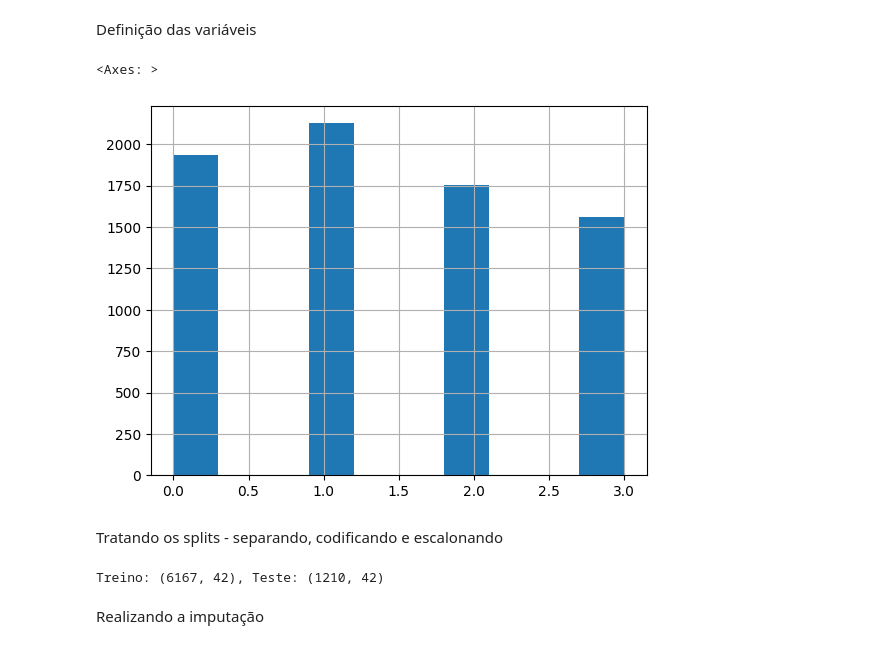
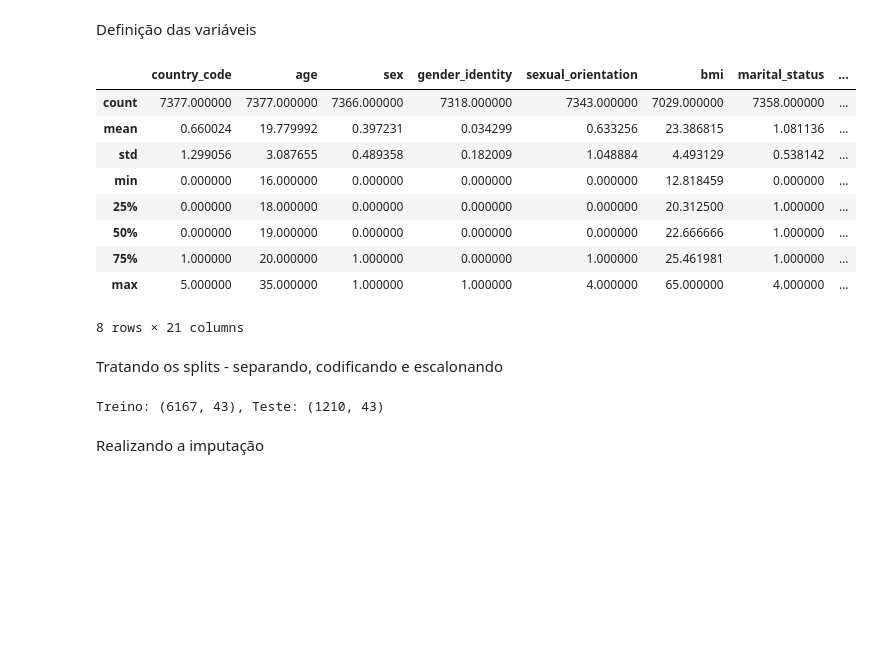
Before and after one commit to jvchama/trabalhos_LASOS, a Jupyter notebook: SA_model.ipynb, the cells around one changed output. Saved outputs shown, nothing was run; the diff lists cells and outputs as text; code cells hidden in the pictures; blank space fills up the shorter version.

```diff
--- a/SA_model.ipynb
+++ b/SA_model.ipynb
@@ -87,39 +86,45 @@ Definição das variáveis
 # %%
 import pandas as pd
 from scipy.stats import ks_2samp, chi2_contingency
 from sklearn.model_selection import cross_validate, ShuffleSplit
 from sklearn.impute import KNNImputer
 from sklearn.preprocessing import StandardScaler, MinMaxScaler, OneHotEncoder
 from sklearn.pipeline import Pipeline
 from sklearn.compose import ColumnTransformer
 
 #AMÉRICA DO SUL
 
 data = pd.read_excel("América do Sul_MODEL.xlsx", sheet_name='Sheet1')
 
 cat_col_minus_oh = ["sex", "student_accommodation", "work",
                     "income_grupos de referência pelo percentil_20,40,60,80,100",
                     "sedentary_behavior", 'sedentary_2']
 
 one_hotted = ["marital_status", "gender_identity", "sexual_orientation", "country_code"]
-target_col = "gad7_severidade de sintomas"
+target_col = "gad7_class"
 
-data = data.drop(columns=["continent_code", "gad7_score", "score_total_smile"])
+data = data.drop(columns=["continent_code"])
 
 X = data.drop(columns=[target_col])
 y = data[target_col]
 
 missing_data_idx = X[X.isna().any(axis=1)].index.to_numpy()
 complete_data_idx = X.dropna().index.to_numpy()
 
-
 df = pd.DataFrame(data)
-df.to_excel("América do Suil_MODEL_treated.xlsx", index=False)
+df.to_excel("América do Sul_MODEL_treated.xlsx", index=False)
+df.describe()
+# %% [output]
+|  | country_code | age | sex | gender_identity | sexual_orientation | bmi | marital_status | ... |
+| count | 7377.000000 | 7377.000000 | 7366.000000 | 7318.000000 | 7343.000000 | 7029.000000 | 7358.000000 | ... |
+| mean | 0.660024 | 19.779992 | 0.397231 | 0.034299 | 0.633256 | 23.386815 | 1.081136 | ... |
+| std | 1.299056 | 3.087655 | 0.489358 | 0.182009 | 1.048884 | 4.493129 | 0.538142 | ... |
+| min | 0.000000 | 16.000000 | 0.000000 | 0.000000 | 0.000000 | 12.818459 | 0.000000 | ... |
+| 25% | 0.000000 | 18.000000 | 0.000000 | 0.000000 | 0.000000 | 20.312500 | 1.000000 | ... |
+| 50% | 0.000000 | 19.000000 | 0.000000 | 0.000000 | 0.000000 | 22.666666 | 1.000000 | ... |
+| 75% | 1.000000 | 20.000000 | 1.000000 | 0.000000 | 1.000000 | 25.461981 | 1.000000 | ... |
+| max | 5.000000 | 35.000000 | 1.000000 | 1.000000 | 4.000000 | 65.000000 | 4.000000 | ... |
+8 rows × 21 columns
-# %%
-df[target_col].hist()
-# %% [output]
-<Axes: >
-[figure, removed]
 # %% [markdown]
 Tratando os splits - separando, codificando e escalonando
 # %%
@@ -132,6 +137,7 @@ from sklearn.impute import KNNImputer
 from sklearn.preprocessing import StandardScaler, MinMaxScaler, OneHotEncoder
 from sklearn.pipeline import Pipeline
 from sklearn.compose import ColumnTransformer
+
 shuffle_split = ShuffleSplit(n_splits=5, test_size=0.2, random_state=50)
 splits = []
 
@@ -189,13 +195,6 @@ for train_pos, test_pos in shuffle_split.split(complete_data_idx):
         "y_test": y_test
     })
 
-inputed_splits = []
-knn_imputer = KNNImputer(n_neighbors=5)
-for split in splits: #iterando pelos splits
-
-    X_train_inputed = pd.DataFrame(knn_imputer.fit_transform(split["X_train"]),
-                                   columns=split["X_train"].columns)
-    inputed_splits.append(X_train_inputed)
 # debugging: check do "transformer"
 print(f"Treino: {splits[0]['X_train'].shape}, Teste: {splits[0]['X_test'].shape}")
 
@@ -203,5 +202,5 @@ print(f"Treino: {splits[0]['X_train'].shape}, Teste: {splits[0]['X_test'].shape}
 #    count = split["X_train"]["age"].n
 #        print(split["X_train"]["age"])
 # %% [output]
-Treino: (6167, 42), Teste: (1210, 42)
+Treino: (6167, 43), Teste: (1210, 43)
 # %%
```
Also changed, not shown: parts of 8 cells of this notebook.
